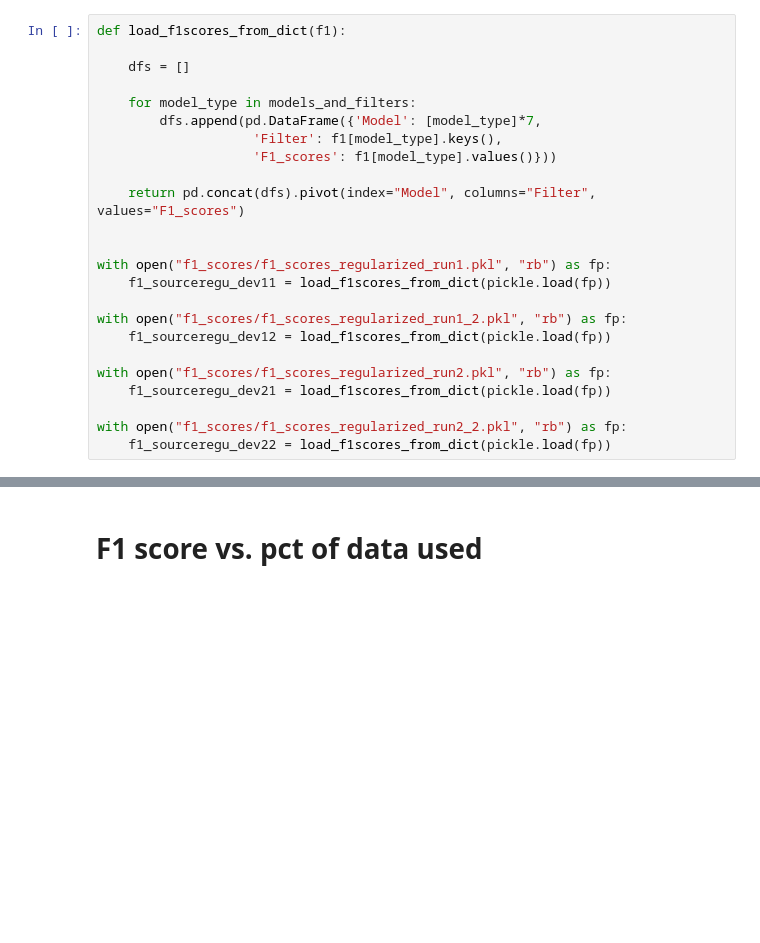
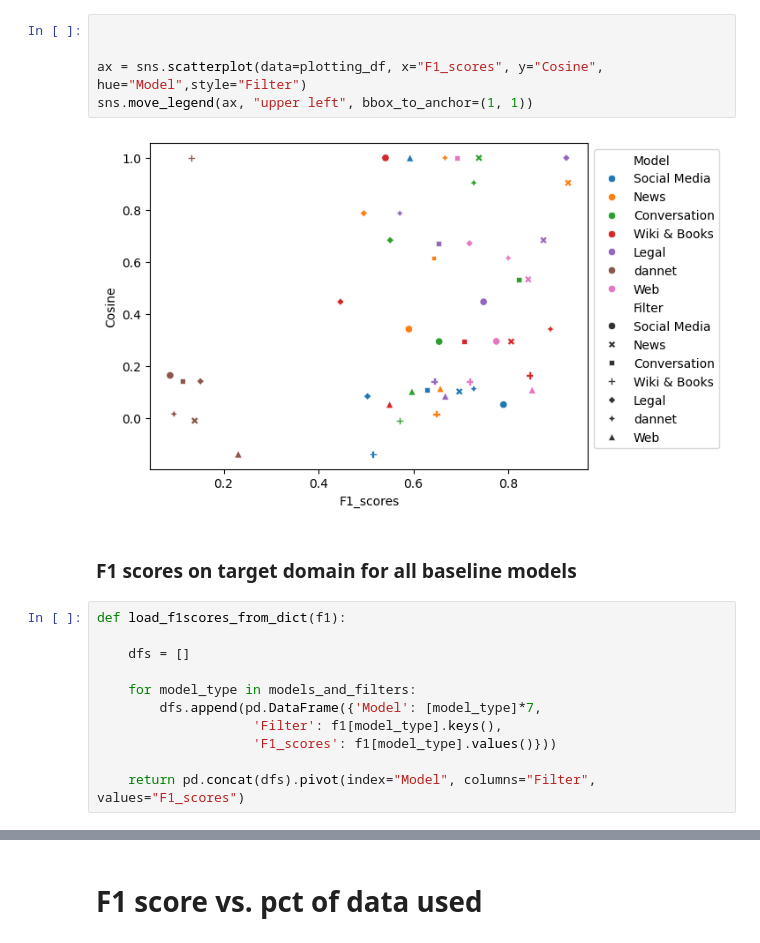
Before and after one commit to krusand/CrossNER-Active-Learning, a Jupyter notebook: spanf1.ipynb, the cells around one changed output, grey strips where cells are left out. Saved outputs shown, nothing was run; the diff lists cells and outputs as text; blank space fills up the shorter version.

```diff
--- a/spanf1.ipynb
+++ b/spanf1.ipynb
@@ -167,3 +56,12 @@ FileNotFoundError: [Errno 2] No such file or directory: 'f1_scores/f1scores_sour
+# %%
+
+
+ax = sns.scatterplot(data=plotting_df, x="F1_scores", y="Cosine", hue="Model",style="Filter")
+sns.move_legend(ax, "upper left", bbox_to_anchor=(1, 1))
+# %% [output]
+[figure, added]
+# %% [markdown]
+### F1 scores on target domain for all baseline models
 # %%
 def load_f1scores_from_dict(f1):
 
@@ -175,16 +73,3 @@ def load_f1scores_from_dict(f1):
                     'F1_scores': f1[model_type].values()}))
 
     return pd.concat(dfs).pivot(index="Model", columns="Filter", values="F1_scores")
-
-
-with open("f1_scores/f1_scores_regularized_run1.pkl", "rb") as fp:
-    f1_sourceregu_dev11 = load_f1scores_from_dict(pickle.load(fp))
-
-with open("f1_scores/f1_scores_regularized_run1_2.pkl", "rb") as fp:
-    f1_sourceregu_dev12 = load_f1scores_from_dict(pickle.load(fp))
-
-with open("f1_scores/f1_scores_regularized_run2.pkl", "rb") as fp:
-    f1_sourceregu_dev21 = load_f1scores_from_dict(pickle.load(fp))
-
-with open("f1_scores/f1_scores_regularized_run2_2.pkl", "rb") as fp:
-    f1_sourceregu_dev22 = load_f1scores_from_dict(pickle.load(fp))
```
Also changed, not shown: parts of 18 cells of this notebook, 24 other files.
